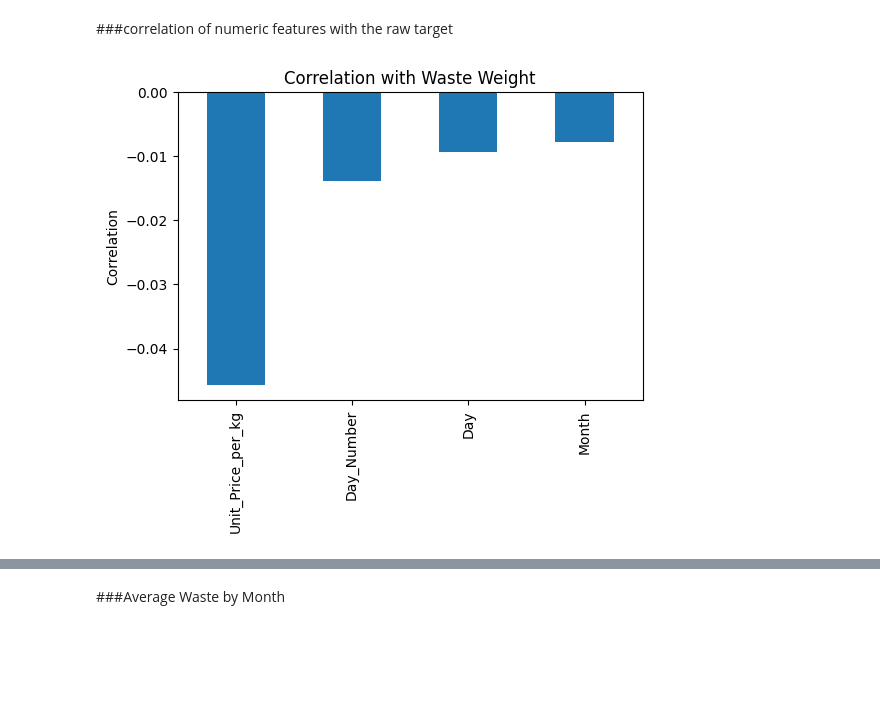
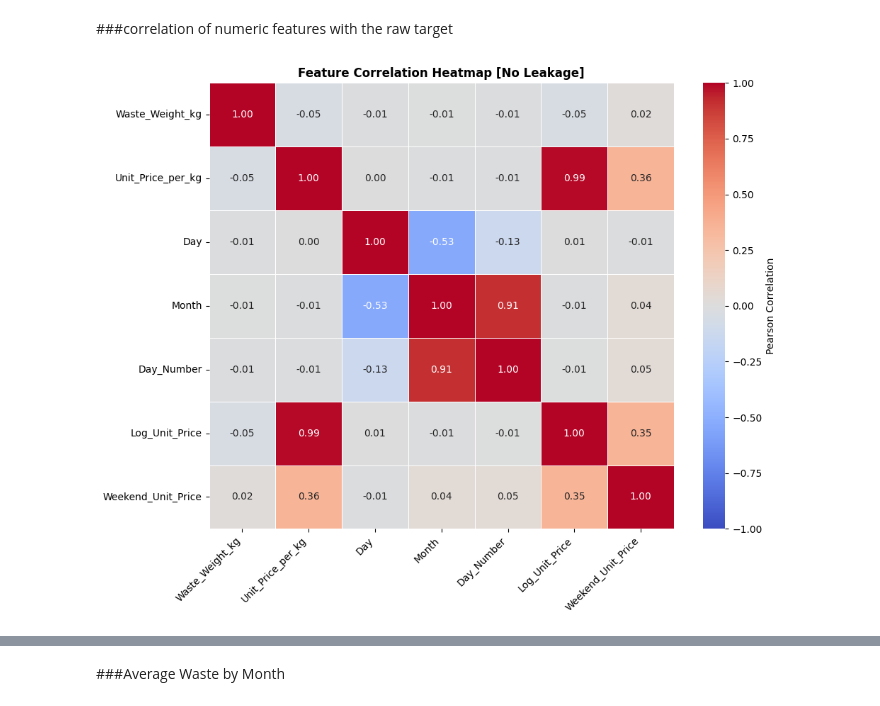
Before and after one commit to sasasaee/ml-project, a Jupyter notebook: canteen_classification_model.ipynb, the cells around one changed output, grey strips where cells are left out. Drawn from its saved outputs; the diff is of its cells as text; code cells hidden in the pictures; blank space fills up the shorter version.

```diff
--- a/canteen_classification_model.ipynb
+++ b/canteen_classification_model.ipynb
@@ -184,21 +238,38 @@ plt.show()
 [figure]
 # %% [markdown]
 ###correlation of numeric features with the raw target
-# %%
-corr = (
-    df[numeric_cols + ["Waste_Weight_kg"]]
-    .corr()["Waste_Weight_kg"]
-    .drop("Waste_Weight_kg")
-    .sort_values()
-)
-
-plt.figure(figsize=(6,4))
-
-corr.plot(kind="bar")
-
-plt.title("Correlation with Waste Weight")
-plt.ylabel("Correlation")
-
-plt.show()
-# %% [output]
-[figure, removed]
+# %%
+import matplotlib.pyplot as plt
+import seaborn as sns
+
+# 1. Get all numeric columns
+numeric_cols = df.select_dtypes(include=['int64', 'float64', 'int32', 'int8']).columns
+
+# 2. Exclude target/leakage variables (except the target we want to plot against)
+leakage_cols = ["Cost_Loss"]
+feature_cols = [col for col in numeric_cols if col not in leakage_cols]
+
+# 3. Compute correlation matrix
+corr_matrix = df[feature_cols].corr()
+
+# 4. Plot Correlation Heatmap
+plt.figure(figsize=(10, 8))
+sns.heatmap(
+    corr_matrix,
+    annot=True,          # Displays correlation numbers inside cells
+    fmt=".2f",           # Rounds numbers to 2 decimal places
+    cmap="coolwarm",     # Red = Positive correlation, Blue = Negative correlation
+    vmin=-1, vmax=1,     # Sets bounds for standard Pearson scale
+    center=0,            # Keeps 0 as neutral white/light grey
+    linewidths=0.5,      # Adds subtle grid lines between squares
+    cbar_kws={"label": "Pearson Correlation"}
+)
+
+plt.title("Feature Correlation Heatmap [No Leakage]", fontsize=12, fontweight="bold")
+plt.xticks(rotation=45, ha="right")
+plt.yticks(rotation=0)
+plt.tight_layout()
+
+plt.show()
+# %% [output]
+[figure, added]
```
Also changed, not shown: parts of 51 cells of this notebook.
